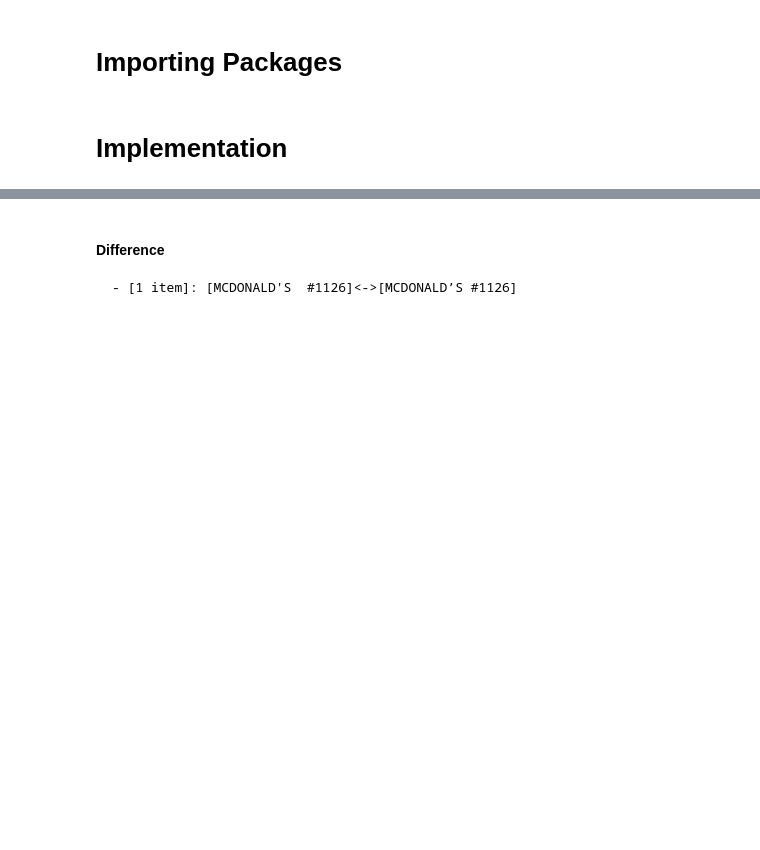
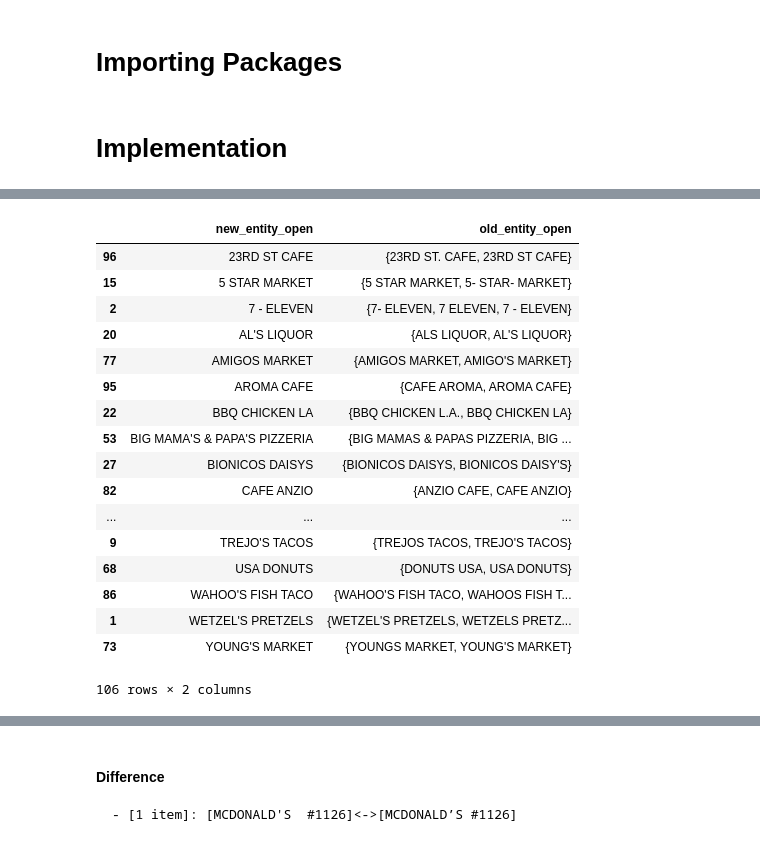
Before and after one commit to JingyingYin/Refine, a Jupyter notebook: entity_resolution.ipynb, the cells around one changed output, grey strips where cells are left out. Drawn from its saved outputs; the diff is of its cells as text; code cells hidden in the pictures; blank space fills up the shorter version.

```diff
--- a/entity_resolution.ipynb
+++ b/entity_resolution.ipynb
@@ -74,3 +76,17 @@ for group in group_list:
         translate_dict[char] = return_value
 #sorted(translate_dict.items(), key=lambda kv: kv[1])
 pickle_out('translate_dict', translate_dict)
+
+def make_check_df_openrefine(series):
+    result = []
+    for row in series:
+        temp_dict = {}
+        choice_list = []
+        for choice in row['choices']:
+            choice_list.append(choice['v'])
+        temp_dict['old_entity_open'] = set(choice_list)
+        temp_dict['new_entity_open'] = row['value']
+        result.append(temp_dict)
+    result = pd.DataFrame(result)
+    result.sort_values('new_entity_open', inplace=True)
+    return result
@@ -747,0 +1031,25 @@ result = er.clustering_entity(column='facility_name', sc=sc)
+# %%
+df_open_refine_raw = pd.read_json('./data/open_refine.json')
+df_open_refine_raw = df_open_refine_raw[['clusters']]
+result_open = make_check_df_openrefine(df_open_refine_raw['clusters'])
+# %%
+result_open
+# %% [output]
+|  | new_entity_open | old_entity_open |
+| 96 | 23RD ST CAFE | {23RD ST. CAFE, 23RD ST CAFE} |
+| 15 | 5 STAR MARKET | {5 STAR MARKET, 5- STAR- MARKET} |
+| 2 | 7 - ELEVEN | {7- ELEVEN, 7 ELEVEN, 7 - ELEVEN} |
+| 20 | AL'S LIQUOR | {ALS LIQUOR, AL'S LIQUOR} |
+| 77 | AMIGOS MARKET | {AMIGOS MARKET, AMIGO'S MARKET} |
+| 95 | AROMA CAFE | {CAFE AROMA, AROMA CAFE} |
+| 22 | BBQ CHICKEN LA | {BBQ CHICKEN L.A., BBQ CHICKEN LA} |
+| 53 | BIG MAMA'S & PAPA'S PIZZERIA | {BIG MAMAS & PAPAS PIZZERIA, BIG ... |
+| 27 | BIONICOS DAISYS | {BIONICOS DAISYS, BIONICOS DAISY'S} |
+| 82 | CAFE ANZIO | {ANZIO CAFE, CAFE ANZIO} |
+| ... | ... | ... |
+| 9 | TREJO'S TACOS | {TREJOS TACOS, TREJO'S TACOS} |
+| 68 | USA DONUTS | {DONUTS USA, USA DONUTS} |
+| 86 | WAHOO'S FISH TACO | {WAHOO'S FISH TACO, WAHOOS FISH T... |
+| 1 | WETZEL'S PRETZELS | {WETZEL'S PRETZELS, WETZELS PRETZ... |
+| 73 | YOUNG'S MARKET | {YOUNGS MARKET, YOUNG'S MARKET} |
+106 rows × 2 columns
```
Also changed, not shown: parts of 55 cells of this notebook, 1 other file.
